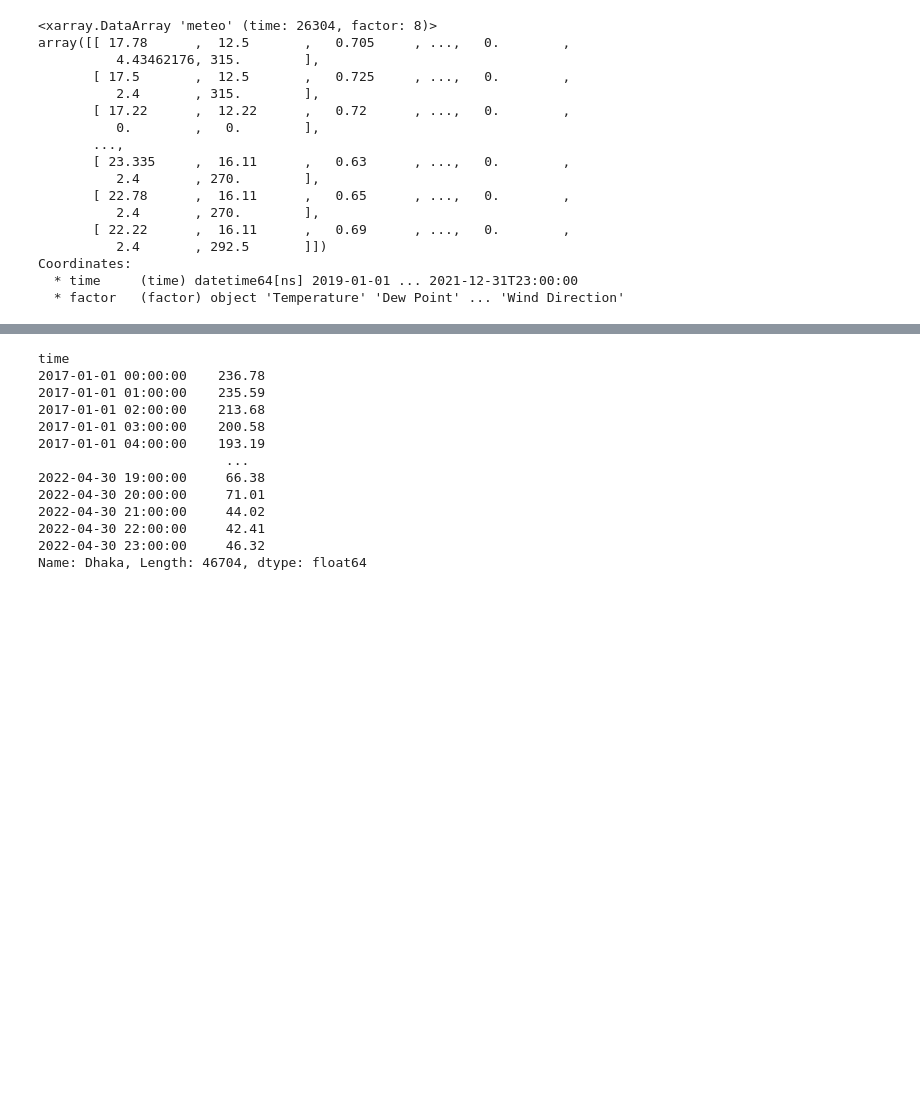
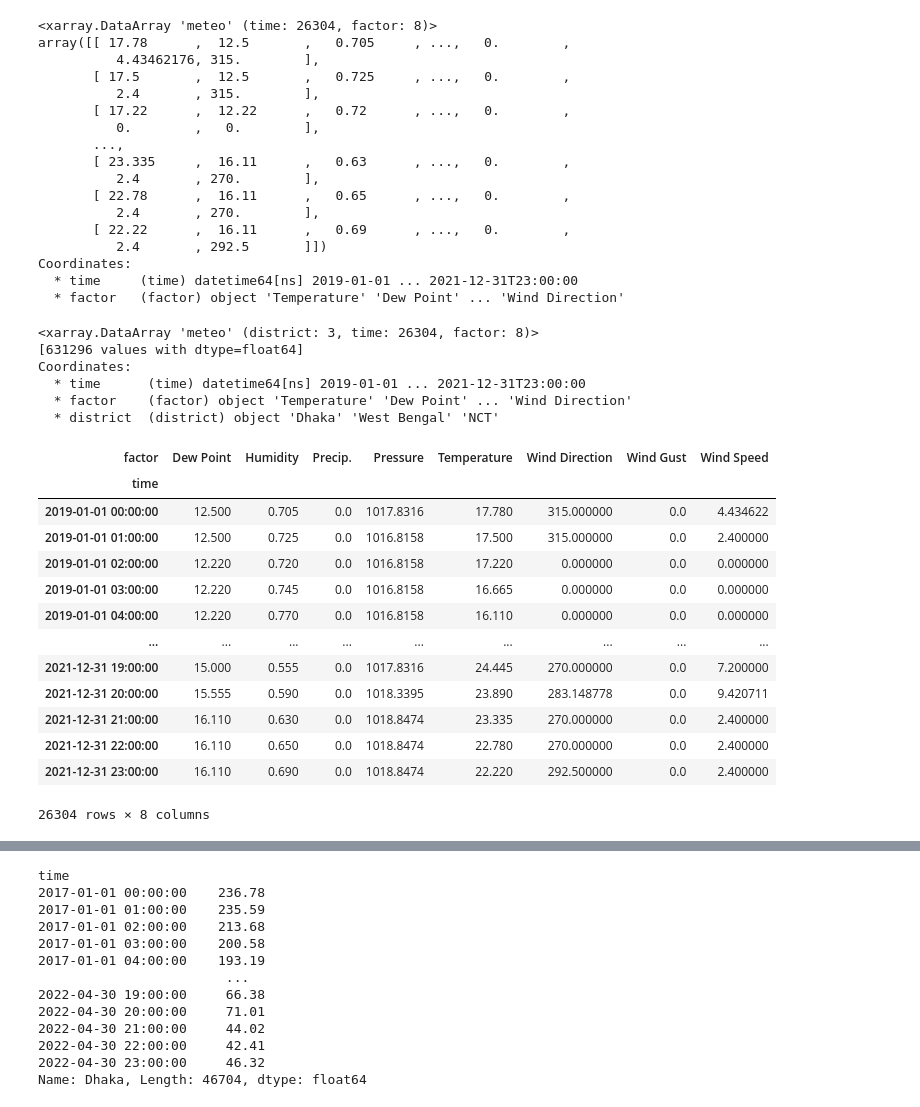
Before and after one commit to asifzmn/Air_Quality_Analysis, a Jupyter notebook: meteorological_functions/wunderground.ipynb, the cells around one changed output, grey strips where cells are left out. Saved outputs shown, nothing was run; the diff lists cells and outputs as text; code cells hidden in the pictures; blank space fills up the shorter version.

```diff
--- a/meteorological_functions/wunderground.ipynb
+++ b/meteorological_functions/wunderground.ipynb
@@ -281,6 +247,6 @@ file_name = 'meteoData_BD_WB_NCT.nc'
 # %%
-data = xr.open_dataset('../Files/meteo data/wunderground/meteoData_BD_WB_NCT.nc')['meteo']
-data
+meteo_data = xr.open_dataset('../Files/meteo data/wunderground/meteoData_BD_WB_NCT.nc')['meteo']
+meteo_data
 # %% [output]
 <xarray.DataArray 'meteo' (district: 3, time: 26304, factor: 8)>
 [631296 values with dtype=float64]
@@ -334,0 +325,29 @@ region_series, metadata_region, country_series, metadata_country = prepare_regio
+# %%
+meteo_data
+# %% [output]
+<xarray.DataArray 'meteo' (district: 3, time: 26304, factor: 8)>
+[631296 values with dtype=float64]
+Coordinates:
+  * time      (time) datetime64[ns] 2019-01-01 ... 2021-12-31T23:00:00
+  * factor    (factor) object 'Temperature' 'Dew Point' ... 'Wind Direction'
+  * district  (district) object 'Dhaka' 'West Bengal' 'NCT'
+# %%
+from meteorological_functions import get_district_data
+
+dhaka_weather = get_district_data(meteo_data, 'Dhaka')
+dhaka_weather
+# %% [output]
+| factor | Dew Point | Humidity | Precip. | Pressure | Temperature | Wind Direction | Wind Gust | Wind Speed |
+| time |  |  |  |  |  |  |  |  |
+| 2019-01-01 00:00:00 | 12.500 | 0.705 | 0.0 | 1017.8316 | 17.780 | 315.000000 | 0.0 | 4.434622 |
+| 2019-01-01 01:00:00 | 12.500 | 0.725 | 0.0 | 1016.8158 | 17.500 | 315.000000 | 0.0 | 2.400000 |
+| 2019-01-01 02:00:00 | 12.220 | 0.720 | 0.0 | 1016.8158 | 17.220 | 0.000000 | 0.0 | 0.000000 |
+| 2019-01-01 03:00:00 | 12.220 | 0.745 | 0.0 | 1016.8158 | 16.665 | 0.000000 | 0.0 | 0.000000 |
+| 2019-01-01 04:00:00 | 12.220 | 0.770 | 0.0 | 1016.8158 | 16.110 | 0.000000 | 0.0 | 0.000000 |
+| ... | ... | ... | ... | ... | ... | ... | ... | ... |
+| 2021-12-31 19:00:00 | 15.000 | 0.555 | 0.0 | 1017.8316 | 24.445 | 270.000000 | 0.0 | 7.200000 |
+| 2021-12-31 20:00:00 | 15.555 | 0.590 | 0.0 | 1018.3395 | 23.890 | 283.148778 | 0.0 | 9.420711 |
+| 2021-12-31 21:00:00 | 16.110 | 0.630 | 0.0 | 1018.8474 | 23.335 | 270.000000 | 0.0 | 2.400000 |
+| 2021-12-31 22:00:00 | 16.110 | 0.650 | 0.0 | 1018.8474 | 22.780 | 270.000000 | 0.0 | 2.400000 |
+| 2021-12-31 23:00:00 | 16.110 | 0.690 | 0.0 | 1018.8474 | 22.220 | 292.500000 | 0.0 | 2.400000 |
+26304 rows × 8 columns
```
Also changed, not shown: parts of 19 cells of this notebook, 10 other files.
